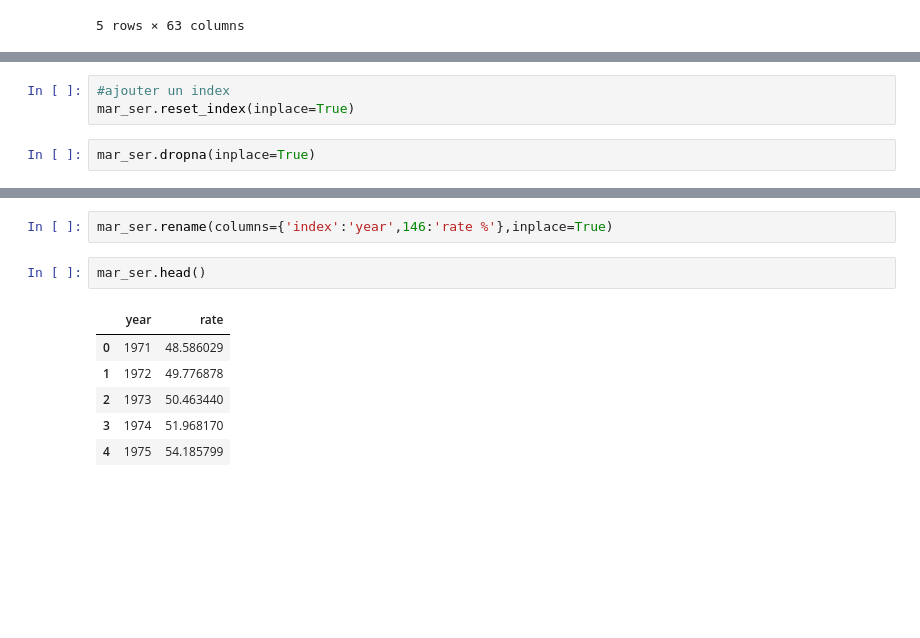
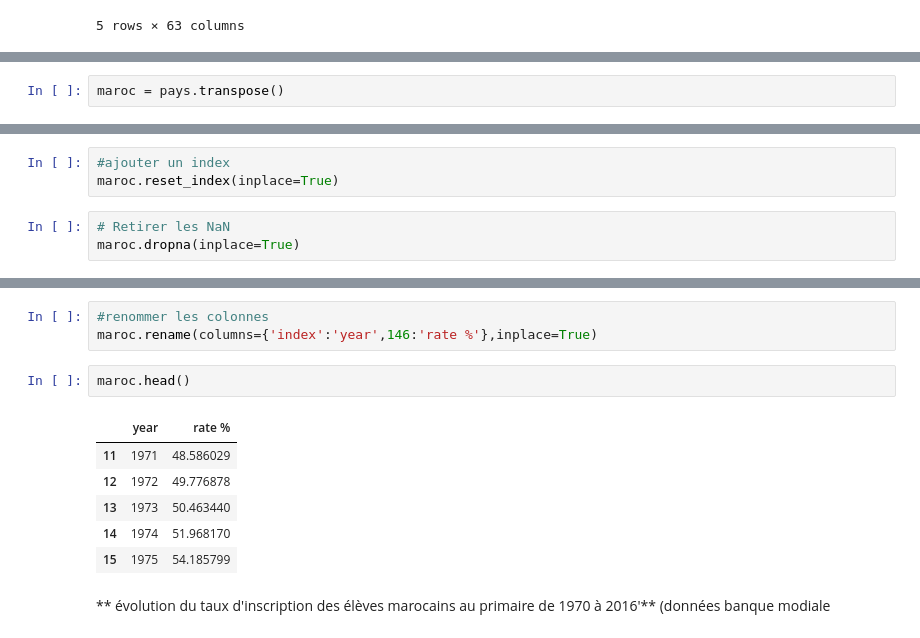
Before and after one commit to chikoungoun/Stats-Maroc, a Jupyter notebook: taux_inscription.ipynb, the cells around one changed output, grey strips where cells are left out. Drawn from its saved outputs; the diff is of its cells as text; blank space fills up the shorter version.

Commit message:
fonction extraction d'un tableau de pays selon le nom

```diff
--- a/taux_inscription.ipynb
+++ b/taux_inscription.ipynb
@@ -55,0 +69,2 @@ mar_ser
+# %%
+maroc = pays.transpose()
@@ -56,5 +80,6 @@ mar_ser
 # %%
 #ajouter un index
-mar_ser.reset_index(inplace=True)
+maroc.reset_index(inplace=True)
 # %%
-mar_ser.dropna(inplace=True)
+# Retirer les NaN
+maroc.dropna(inplace=True)
@@ -81,12 +95,15 @@ mar_ser
 # %%
-mar_ser.rename(columns={'index':'year',146:'rate %'},inplace=True)
+#renommer les colonnes
+maroc.rename(columns={'index':'year',146:'rate %'},inplace=True)
 # %%
-mar_ser.head()
+maroc.head()
 # %% [output]
-|  | year | rate |
-| 0 | 1971 | 48.586029 |
-| 1 | 1972 | 49.776878 |
-| 2 | 1973 | 50.463440 |
-| 3 | 1974 | 51.968170 |
-| 4 | 1975 | 54.185799 |
+|  | year | rate % |
+| 11 | 1971 | 48.586029 |
+| 12 | 1972 | 49.776878 |
+| 13 | 1973 | 50.463440 |
+| 14 | 1974 | 51.968170 |
+| 15 | 1975 | 54.185799 |
+# %% [markdown]
+** évolution du taux d'inscription des élèves marocains au primaire de 1970 à 2016'** (données banque modiale
 # %%
```
Also changed, not shown: parts of 21 cells of this notebook.
